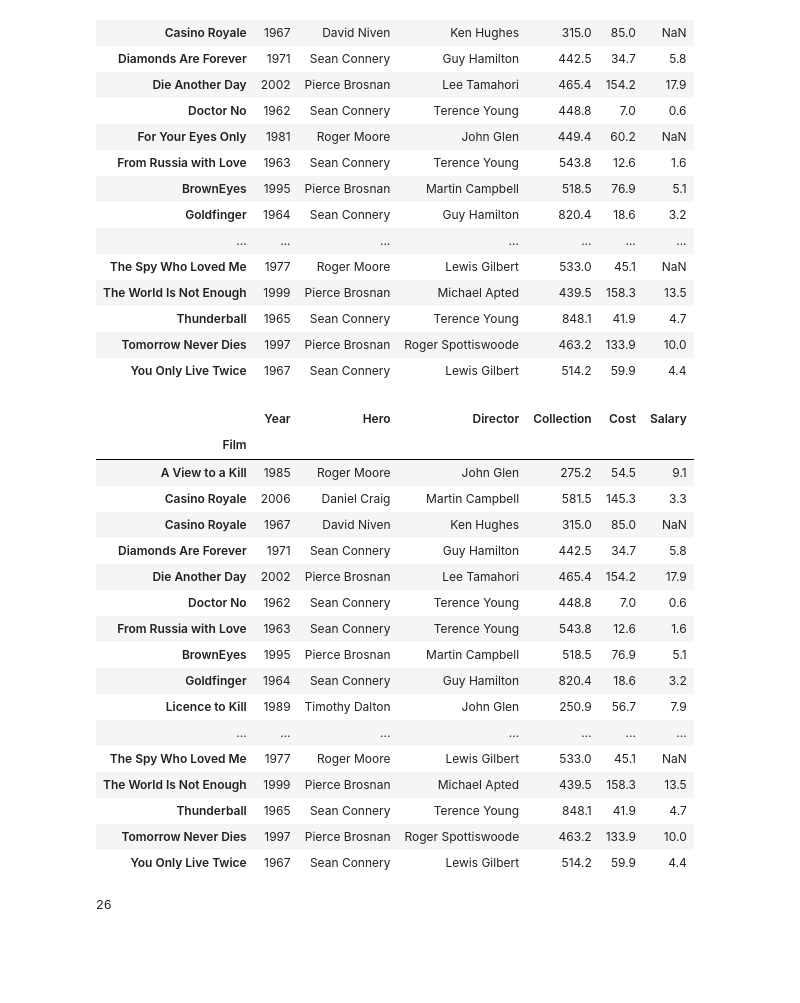
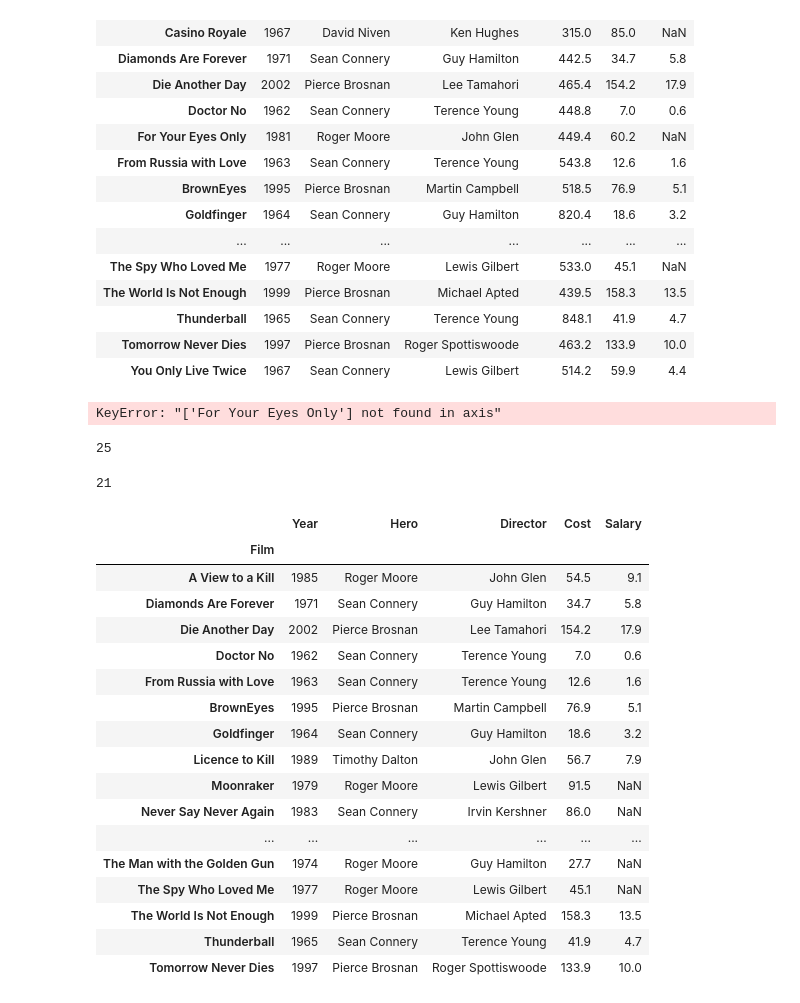
Before and after one commit to harsh7068/Baic_Python_and_Machine_Learning, a Jupyter notebook: Day21 16-08-22.ipynb, the cells around one changed output. Cells and saved outputs as stored; diff of their text form; code cells hidden in the pictures; blank space fills up the shorter version.

```diff
--- a/Day21 16-08-22.ipynb
+++ b/Day21 16-08-22.ipynb
@@ -70,28 +70,39 @@ bond
 | Tomorrow Never Dies | 1997 | Pierce Brosnan | Roger Spottiswoode | 463.2 | 133.9 | 10.0 |
 | You Only Live Twice | 1967 | Sean Connery | Lewis Gilbert | 514.2 | 59.9 | 4.4 |
 # %%
-#drop
-bond.drop('For Your Eyes Only')
+#drop the data
+bond.drop('For Your Eyes Only',inplace=True)
 # %% [output]
-|  | Year | Hero | Director | Collection | Cost | Salary |
-| Film |  |  |  |  |  |  |
-| A View to a Kill | 1985 | Roger Moore | John Glen | 275.2 | 54.5 | 9.1 |
-| Casino Royale | 2006 | Daniel Craig | Martin Campbell | 581.5 | 145.3 | 3.3 |
-| Casino Royale | 1967 | David Niven | Ken Hughes | 315.0 | 85.0 | NaN |
-| Diamonds Are Forever | 1971 | Sean Connery | Guy Hamilton | 442.5 | 34.7 | 5.8 |
-| Die Another Day | 2002 | Pierce Brosnan | Lee Tamahori | 465.4 | 154.2 | 17.9 |
-| Doctor No | 1962 | Sean Connery | Terence Young | 448.8 | 7.0 | 0.6 |
-| From Russia with Love | 1963 | Sean Connery | Terence Young | 543.8 | 12.6 | 1.6 |
-| BrownEyes | 1995 | Pierce Brosnan | Martin Campbell | 518.5 | 76.9 | 5.1 |
-| Goldfinger | 1964 | Sean Connery | Guy Hamilton | 820.4 | 18.6 | 3.2 |
-| Licence to Kill | 1989 | Timothy Dalton | John Glen | 250.9 | 56.7 | 7.9 |
-| ... | ... | ... | ... | ... | ... | ... |
-| The Spy Who Loved Me | 1977 | Roger Moore | Lewis Gilbert | 533.0 | 45.1 | NaN |
-| The World Is Not Enough | 1999 | Pierce Brosnan | Michael Apted | 439.5 | 158.3 | 13.5 |
-| Thunderball | 1965 | Sean Connery | Terence Young | 848.1 | 41.9 | 4.7 |
-| Tomorrow Never Dies | 1997 | Pierce Brosnan | Roger Spottiswoode | 463.2 | 133.9 | 10.0 |
-| You Only Live Twice | 1967 | Sean Connery | Lewis Gilbert | 514.2 | 59.9 | 4.4 |
+KeyError: "['For Your Eyes Only'] not found in axis"
 # %%
 len(bond)
 # %% [output]
-26
+25
+# %%
+bond.drop(['You Only Live Twice','Live and Let Die','Casino Royale'],inplace=True)
+# %%
+len(bond)
+# %% [output]
+21
+# %%
+#how to delete column
+bond.drop('Collection',axis=1)
+# %% [output]
+|  | Year | Hero | Director | Cost | Salary |
+| Film |  |  |  |  |  |
+| A View to a Kill | 1985 | Roger Moore | John Glen | 54.5 | 9.1 |
+| Diamonds Are Forever | 1971 | Sean Connery | Guy Hamilton | 34.7 | 5.8 |
+| Die Another Day | 2002 | Pierce Brosnan | Lee Tamahori | 154.2 | 17.9 |
+| Doctor No | 1962 | Sean Connery | Terence Young | 7.0 | 0.6 |
+| From Russia with Love | 1963 | Sean Connery | Terence Young | 12.6 | 1.6 |
+| BrownEyes | 1995 | Pierce Brosnan | Martin Campbell | 76.9 | 5.1 |
+| Goldfinger | 1964 | Sean Connery | Guy Hamilton | 18.6 | 3.2 |
+| Licence to Kill | 1989 | Timothy Dalton | John Glen | 56.7 | 7.9 |
+| Moonraker | 1979 | Roger Moore | Lewis Gilbert | 91.5 | NaN |
+| Never Say Never Again | 1983 | Sean Connery | Irvin Kershner | 86.0 | NaN |
+| ... | ... | ... | ... | ... | ... |
+| The Man with the Golden Gun | 1974 | Roger Moore | Guy Hamilton | 27.7 | NaN |
+| The Spy Who Loved Me | 1977 | Roger Moore | Lewis Gilbert | 45.1 | NaN |
+| The World Is Not Enough | 1999 | Pierce Brosnan | Michael Apted | 158.3 | 13.5 |
+| Thunderball | 1965 | Sean Connery | Terence Young | 41.9 | 4.7 |
+| Tomorrow Never Dies | 1997 | Pierce Brosnan | Roger Spottiswoode | 133.9 | 10.0 |
```
Also changed, not shown: parts of 8 cells of this notebook.
